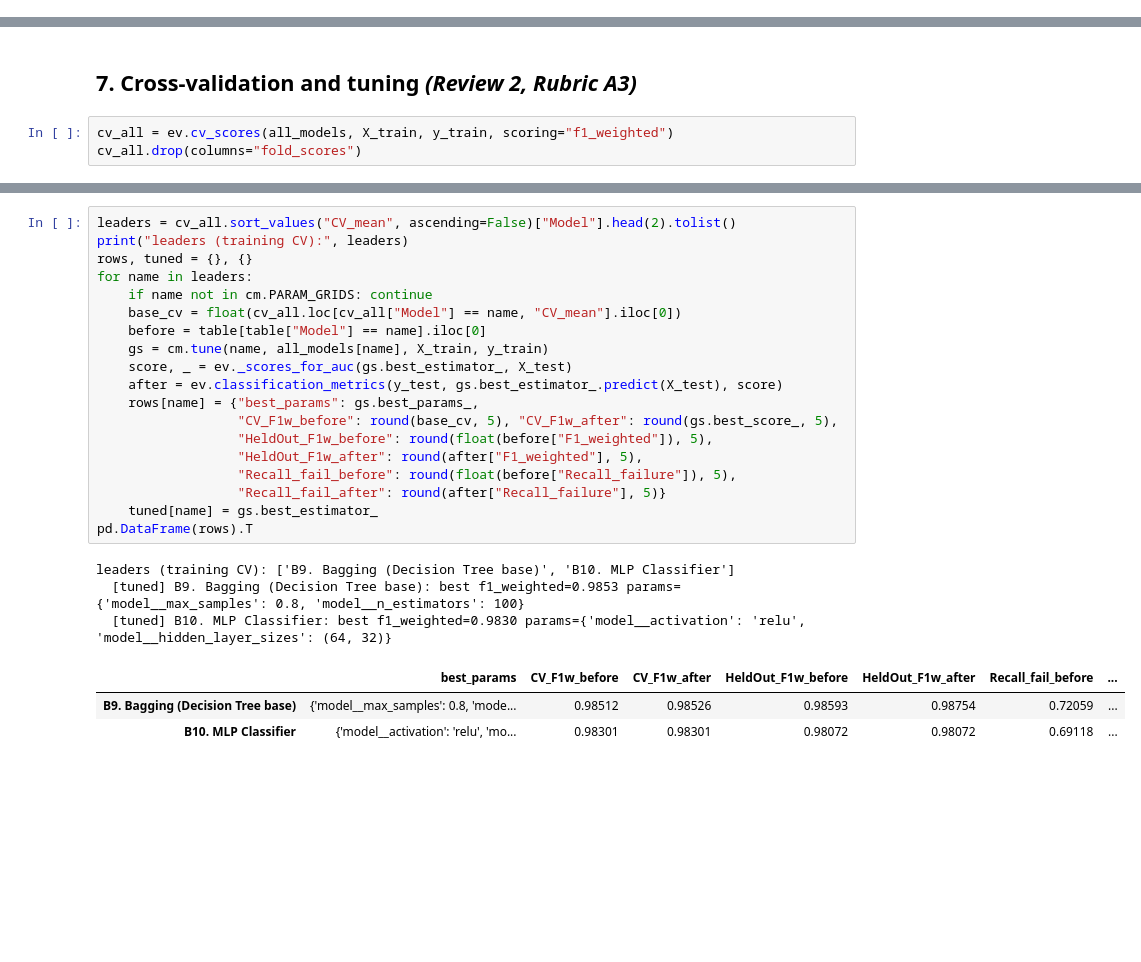
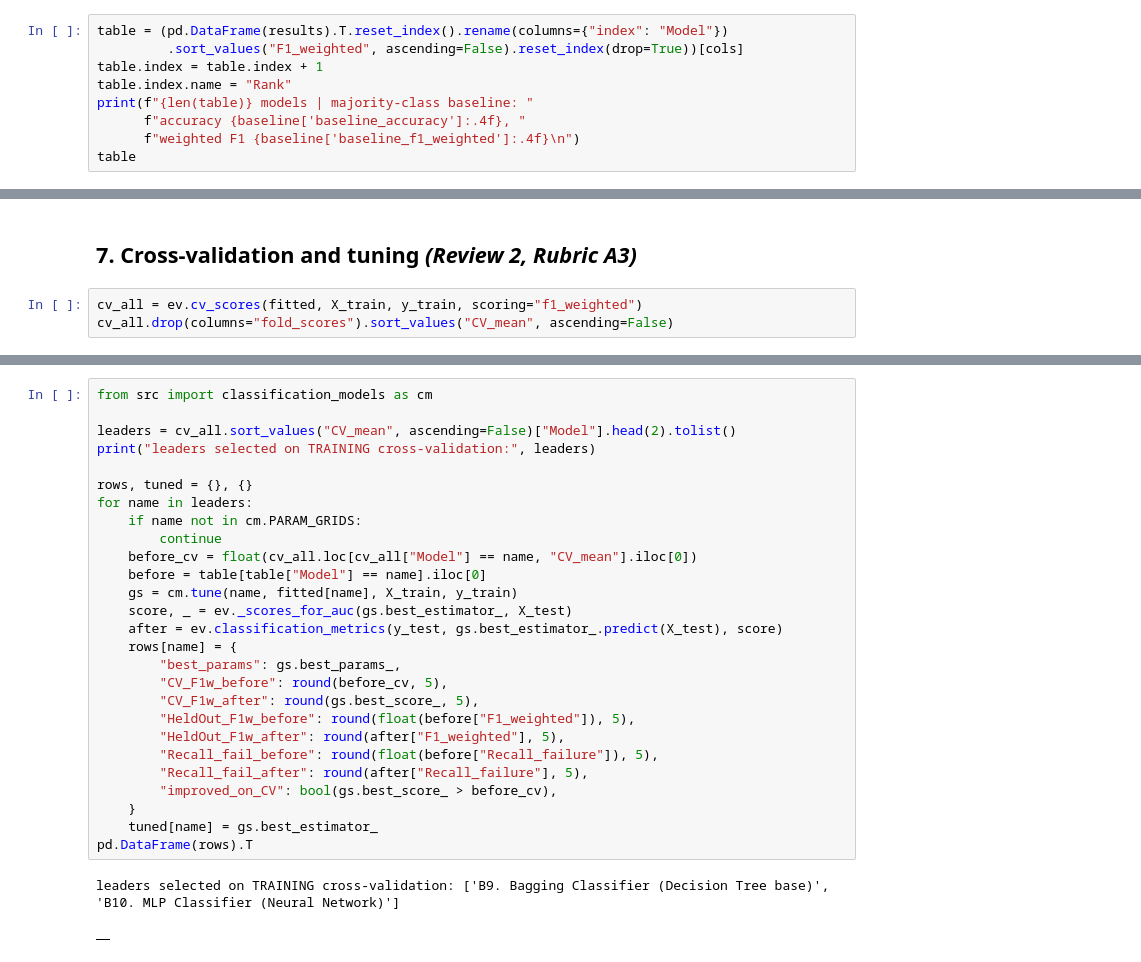
Before and after one commit to KarthigayanR-2005/23CSE301-ML-Capstone, a Jupyter notebook: notebooks/classification.ipynb, the cells around one changed output, grey strips where cells are left out. Saved outputs shown, nothing was run; the diff lists cells and outputs as text; blank space fills up the shorter version.

```diff
--- a/notebooks/classification.ipynb
+++ b/notebooks/classification.ipynb
@@ -380,0 +945,9 @@ table
+# %%
+table = (pd.DataFrame(results).T.reset_index().rename(columns={"index": "Model"})
+         .sort_values("F1_weighted", ascending=False).reset_index(drop=True))[cols]
+table.index = table.index + 1
+table.index.name = "Rank"
+print(f"{len(table)} models | majority-class baseline: "
+      f"accuracy {baseline['baseline_accuracy']:.4f}, "
+      f"weighted F1 {baseline['baseline_f1_weighted']:.4f}\n")
+table
@@ -421,8 +1020,8 @@ display(Image(filename=str(p)))
 # %% [markdown]
 ## 7. Cross-validation and tuning  *(Review 2, Rubric A3)*
 # %%
-cv_all = ev.cv_scores(all_models, X_train, y_train, scoring="f1_weighted")
-cv_all.drop(columns="fold_scores")
+cv_all = ev.cv_scores(fitted, X_train, y_train, scoring="f1_weighted")
+cv_all.drop(columns="fold_scores").sort_values("CV_mean", ascending=False)
 # %% [output]
   A1. Logistic Regression            f1_weighted CV = 0.9618 (+/- 0.0035)
   A2. K-Nearest Neighbors            f1_weighted CV = 0.9679 (+/- 0.0024)
@@ -448,27 +1047,31 @@ cv_all.drop(columns="fold_scores")
 # %%
+from src import classification_models as cm
+
 leaders = cv_all.sort_values("CV_mean", ascending=False)["Model"].head(2).tolist()
-print("leaders (training CV):", leaders)
+print("leaders selected on TRAINING cross-validation:", leaders)
+
 rows, tuned = {}, {}
 for name in leaders:
-    if name not in cm.PARAM_GRIDS: continue
-    base_cv = float(cv_all.loc[cv_all["Model"] == name, "CV_mean"].iloc[0])
+    if name not in cm.PARAM_GRIDS:
+        continue
+    before_cv = float(cv_all.loc[cv_all["Model"] == name, "CV_mean"].iloc[0])
     before = table[table["Model"] == name].iloc[0]
-    gs = cm.tune(name, all_models[name], X_train, y_train)
+    gs = cm.tune(name, fitted[name], X_train, y_train)
     score, _ = ev._scores_for_auc(gs.best_estimator_, X_test)
     after = ev.classification_metrics(y_test, gs.best_estimator_.predict(X_test), score)
-    rows[name] = {"best_params": gs.best_params_,
-                  "CV_F1w_before": round(base_cv, 5), "CV_F1w_after": round(gs.best_score_, 5),
-                  "HeldOut_F1w_before": round(float(before["F1_weighted"]), 5),
-                  "HeldOut_F1w_after": round(after["F1_weighted"], 5),
-                  "Recall_fail_before": round(float(before["Recall_failure"]), 5),
-                  "Recall_fail_after": round(after["Recall_failure"], 5)}
+    rows[name] = {
+        "best_params": gs.best_params_,
+        "CV_F1w_before": round(before_cv, 5),
+        "CV_F1w_after": round(gs.best_score_, 5),
+        "HeldOut_F1w_before": round(float(before["F1_weighted"]), 5),
+        "HeldOut_F1w_after": round(after["F1_weighted"], 5),
+        "Recall_fail_before": round(float(before["Recall_failure"]), 5),
+        "Recall_fail_after": round(after["Recall_failure"], 5),
+        "improved_on_CV": bool(gs.best_score_ > before_cv),
+    }
     tuned[name] = gs.best_estimator_
 pd.DataFrame(rows).T
 # %% [output]
-leaders (training CV): ['B9. Bagging (Decision Tree base)', 'B10. MLP Classifier']
-  [tuned] B9. Bagging (Decision Tree base): best f1_weighted=0.9853 params={'model__max_samples': 0.8, 'model__n_estimators': 100}
-  [tuned] B10. MLP Classifier: best f1_weighted=0.9830 params={'model__activation': 'relu', 'model__hidden_layer_sizes': (64, 32)}
+leaders selected on TRAINING cross-validation: ['B9. Bagging Classifier (Decision Tree base)', 'B10. MLP Classifier (Neural Network)']
-|  | best_params | CV_F1w_before | CV_F1w_after | HeldOut_F1w_before | HeldOut_F1w_after | Recall_fail_before | ... |
-| B9. Bagging (Decision Tree base) | {'model__max_samples': 0.8, 'mode... | 0.98512 | 0.98526 | 0.98593 | 0.98754 | 0.72059 | ... |
-| B10. MLP Classifier | {'model__activation': 'relu', 'mo... | 0.98301 | 0.98301 | 0.98072 | 0.98072 | 0.69118 | ... |
+|  |
 # %% [markdown]
```
Also changed, not shown: parts of 83 cells of this notebook, 29 other files.
